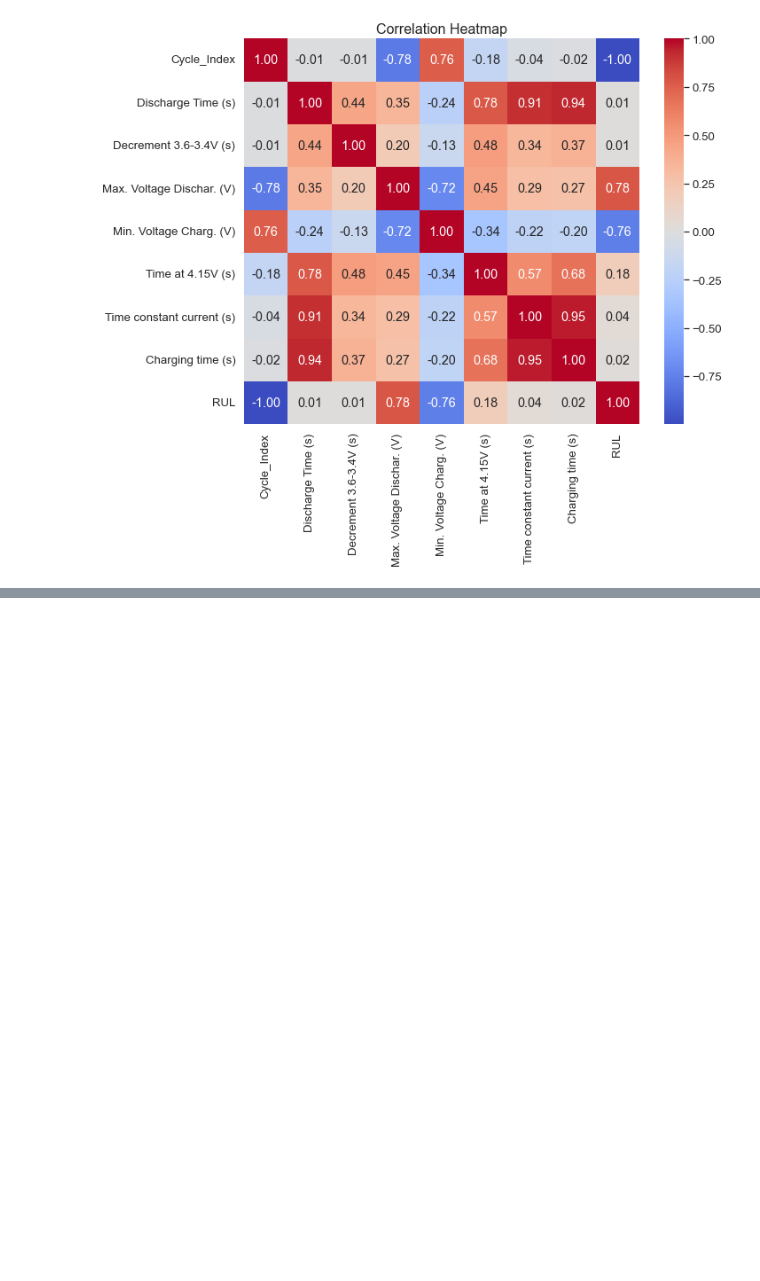
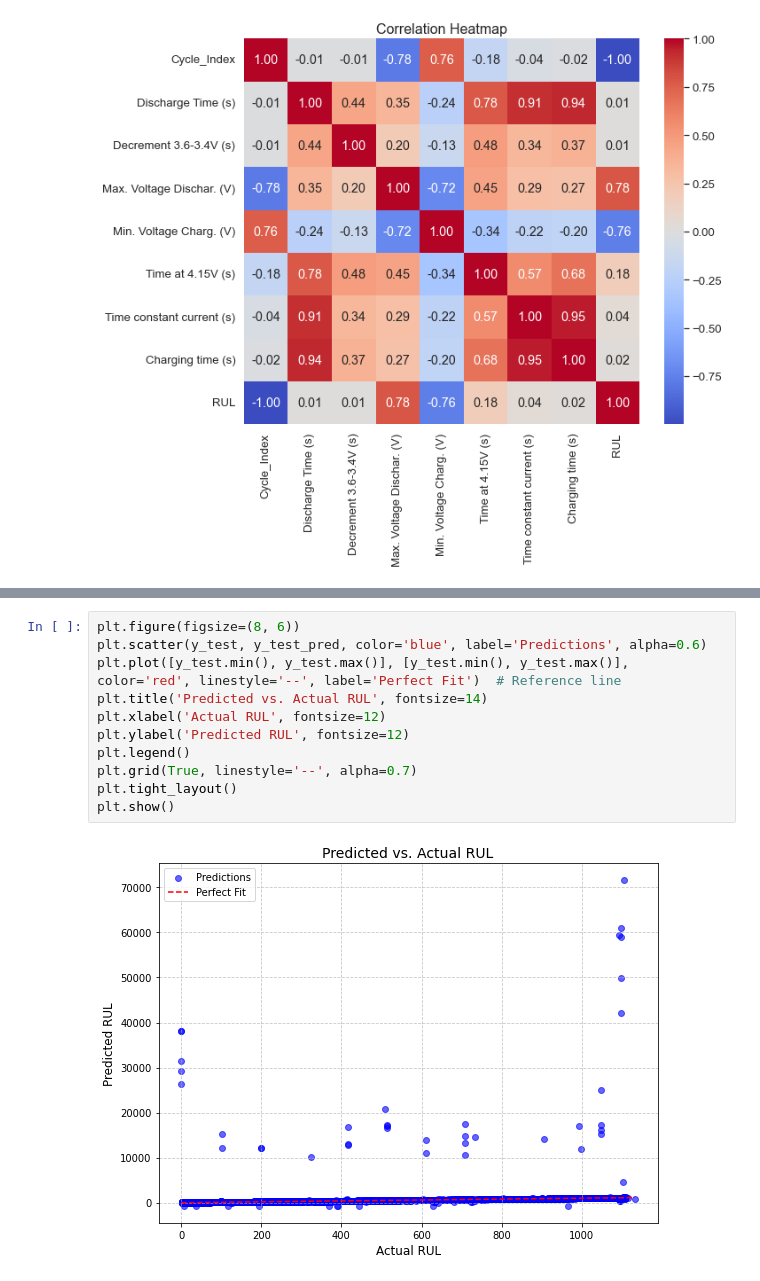
Before and after one commit to jgd45/Project1DS675, a Jupyter notebook: project_implement.ipynb, the cells around one changed output, grey strips where cells are left out. Cells and saved outputs as stored; diff of their text form; blank space fills up the shorter version.

```diff
--- a/project_implement.ipynb
+++ b/project_implement.ipynb
@@ -148,0 +231,13 @@ plt.show()
+# %%
+plt.figure(figsize=(8, 6))
+plt.scatter(y_test, y_test_pred, color='blue', label='Predictions', alpha=0.6)
+plt.plot([y_test.min(), y_test.max()], [y_test.min(), y_test.max()], color='red', linestyle='--', label='Perfect Fit')  # Reference line
+plt.title('Predicted vs. Actual RUL', fontsize=14)
+plt.xlabel('Actual RUL', fontsize=12)
+plt.ylabel('Predicted RUL', fontsize=12)
+plt.legend()
+plt.grid(True, linestyle='--', alpha=0.7)
+plt.tight_layout()
+plt.show()
+# %% [output]
+[figure, added]
```
Also changed, not shown: parts of 11 cells of this notebook.
